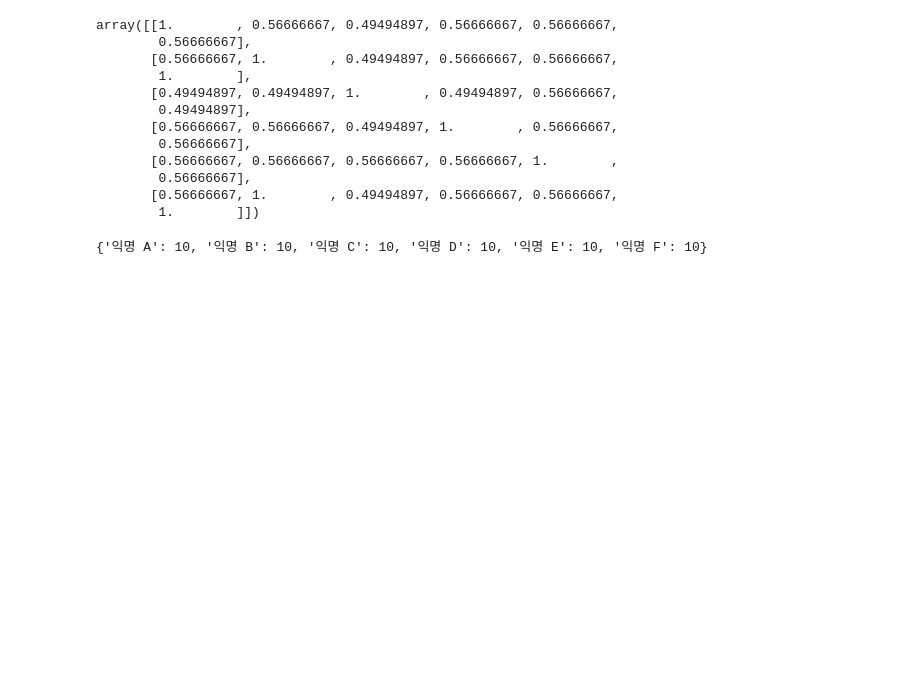
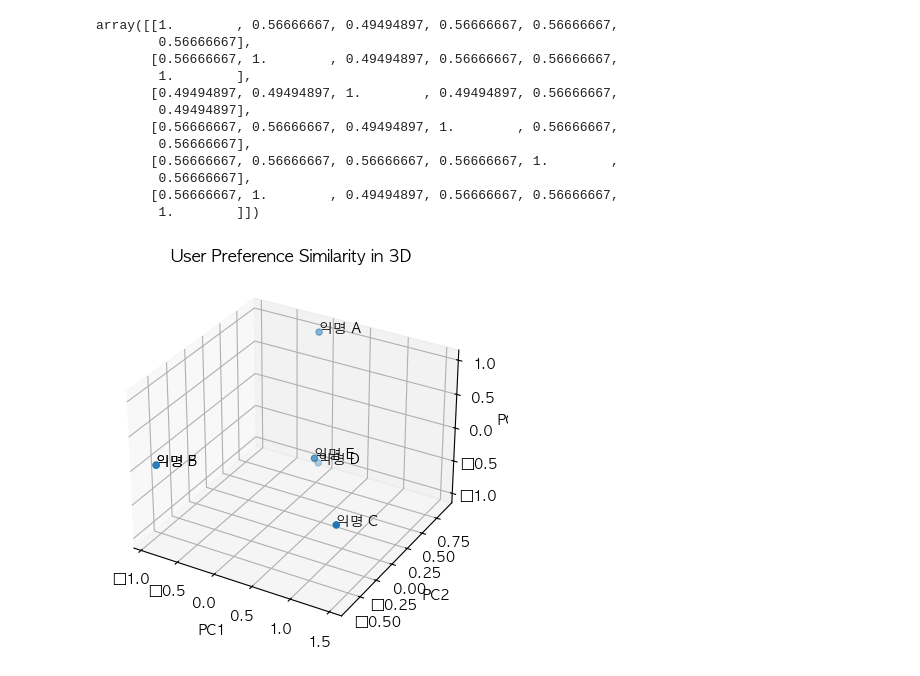
Before and after one commit to being0606/singerSimilarity, a Jupyter notebook: similarity.ipynb, the cells around one changed output. Drawn from its saved outputs; the diff is of its cells as text; code cells hidden in the pictures; blank space fills up the shorter version.

```diff
--- a/pre-process.ipynb
+++ b/similarity.ipynb
@@ -376,10 +311,40 @@ array([[1.        , 0.56666667, 0.49494897, 0.56666667, 0.56666667,
         0.56666667],
        [0.56666667, 1.        , 0.49494897, 0.56666667, 0.56666667,
         1.        ]])
-# %%
-# 각 사용자가 선택한 노래 수 계산
-song_counts = {person: len(songs) for person, songs in choices.items()}
-
-song_counts
-# %% [output]
-{'익명 A': 10, '익명 B': 10, '익명 C': 10, '익명 D': 10, '익명 E': 10, '익명 F': 10}
+# %%
+import numpy as np
+import pandas as pd
+from sklearn.decomposition import PCA
+import matplotlib.pyplot as plt
+
+# 노래 리스트와 사용자별 선택한 노래 데이터는 위에서 이미 정의했다고 가정합니다.
+
+# 사용자-노래 매트릭스 생성
+user_song_matrix = pd.DataFrame(index=choices.keys(), columns=songs).fillna(0)
+
+for user, user_choices in choices.items():
+    for song in user_choices:
+        user_song_matrix.loc[user, song] = 1
+
+# PCA로 차원 축소
+pca = PCA(n_components=3)
+reduced_data = pca.fit_transform(user_song_matrix)
+
+# 3D 그래프로 표현
+fig = plt.figure()
+ax = fig.add_subplot(111, projection='3d')
+
+xs, ys, zs = reduced_data[:, 0], reduced_data[:, 1], reduced_data[:, 2]
+
+ax.scatter(xs, ys, zs)
+
+for i, user in enumerate(choices.keys()):
+    ax.text(xs[i], ys[i], zs[i], user)
+
+ax.set_xlabel('PC1')
+ax.set_ylabel('PC2')
+ax.set_zlabel('PC3')
+plt.title('User Preference Similarity in 3D')
+plt.show()
+# %% [output]
+[figure, added]
```
Also changed, not shown: parts of 12 cells of this notebook.
